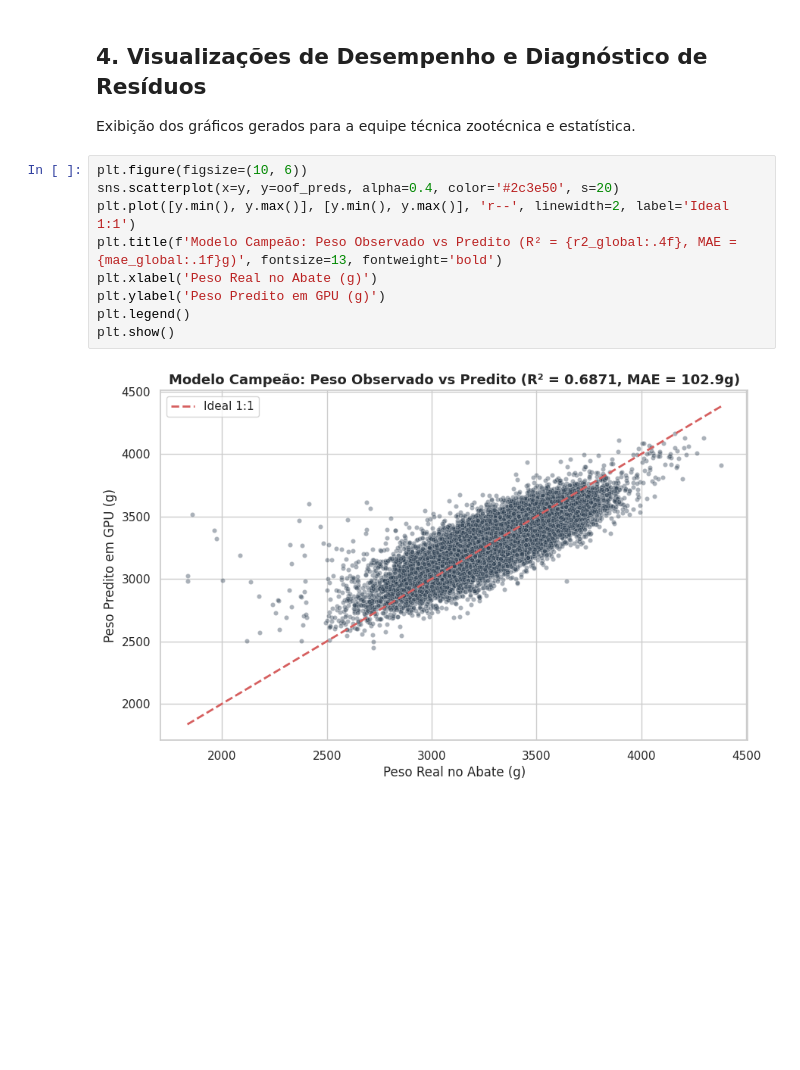
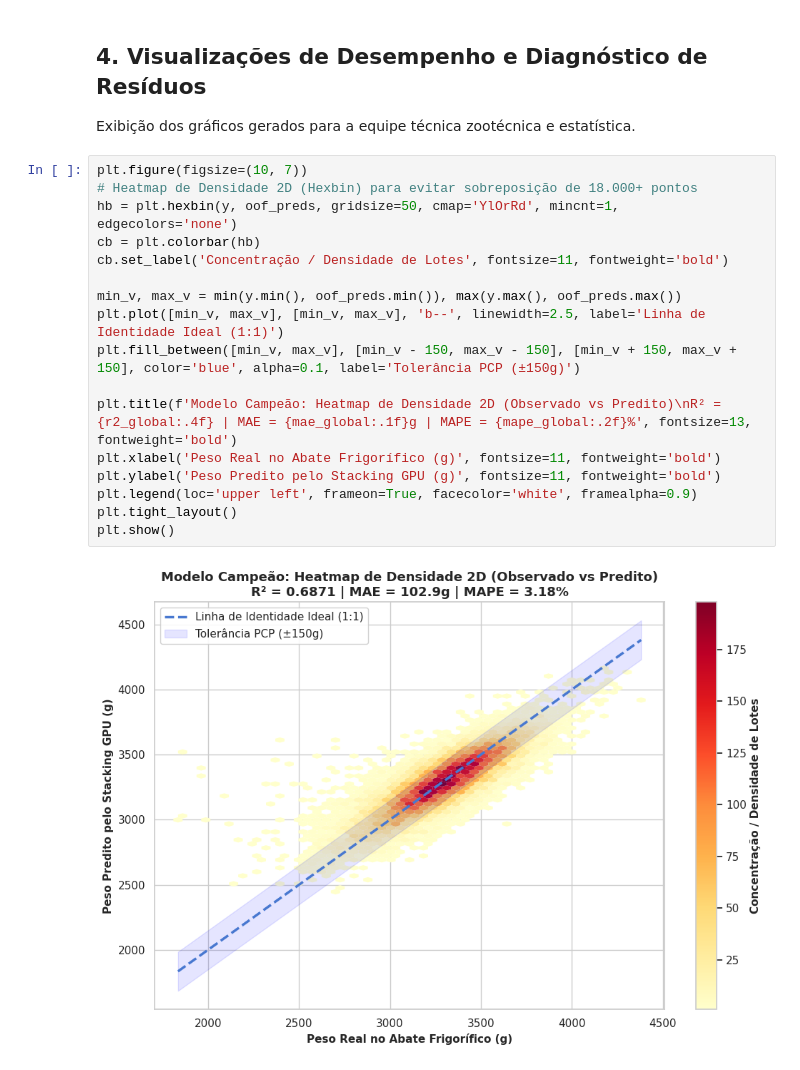
Before and after one commit to brunocorisco86/predicao_peso_mortalidade, a Jupyter notebook: notebooks/01_predicao_peso_abate_modelo_campeao.ipynb, the cells around one changed output. Cells and saved outputs as stored; diff of their text form; blank space fills up the shorter version.

Commit message:
feat(notebook/plots): atualiza scatterplot final com 2D Density Heatmap (Hexbin) e colorbar de concentracao de lotes

```diff
--- a/notebooks/01_predicao_peso_abate_modelo_campeao.ipynb
+++ b/notebooks/01_predicao_peso_abate_modelo_campeao.ipynb
@@ -165,14 +165,22 @@ Matriz de Atributos pronta: 84 features selecionadas para treinamento.
 ## 4. Visualizações de Desempenho e Diagnóstico de Resíduos
 
 Exibição dos gráficos gerados para a equipe técnica zootécnica e estatística.
-# %%
-plt.figure(figsize=(10, 6))
-sns.scatterplot(x=y, y=oof_preds, alpha=0.4, color='#2c3e50', s=20)
-plt.plot([y.min(), y.max()], [y.min(), y.max()], 'r--', linewidth=2, label='Ideal 1:1')
-plt.title(f'Modelo Campeão: Peso Observado vs Predito (R² = {r2_global:.4f}, MAE = {mae_global:.1f}g)', fontsize=13, fontweight='bold')
-plt.xlabel('Peso Real no Abate (g)')
-plt.ylabel('Peso Predito em GPU (g)')
-plt.legend()
-plt.show()
-# %% [output]
-[figure, removed]
+# %%
+plt.figure(figsize=(10, 7))
+# Heatmap de Densidade 2D (Hexbin) para evitar sobreposição de 18.000+ pontos
+hb = plt.hexbin(y, oof_preds, gridsize=50, cmap='YlOrRd', mincnt=1, edgecolors='none')
+cb = plt.colorbar(hb)
+cb.set_label('Concentração / Densidade de Lotes', fontsize=11, fontweight='bold')
+
+min_v, max_v = min(y.min(), oof_preds.min()), max(y.max(), oof_preds.max())
+plt.plot([min_v, max_v], [min_v, max_v], 'b--', linewidth=2.5, label='Linha de Identidade Ideal (1:1)')
+plt.fill_between([min_v, max_v], [min_v - 150, max_v - 150], [min_v + 150, max_v + 150], color='blue', alpha=0.1, label='Tolerância PCP (±150g)')
+
+plt.title(f'Modelo Campeão: Heatmap de Densidade 2D (Observado vs Predito)\nR² = {r2_global:.4f} | MAE = {mae_global:.1f}g | MAPE = {mape_global:.2f}%', fontsize=13, fontweight='bold')
+plt.xlabel('Peso Real no Abate Frigorífico (g)', fontsize=11, fontweight='bold')
+plt.ylabel('Peso Predito pelo Stacking GPU (g)', fontsize=11, fontweight='bold')
+plt.legend(loc='upper left', frameon=True, facecolor='white', framealpha=0.9)
+plt.tight_layout()
+plt.show()
+# %% [output]
+[figure, added]
```
Also changed, not shown: 3 other files.
